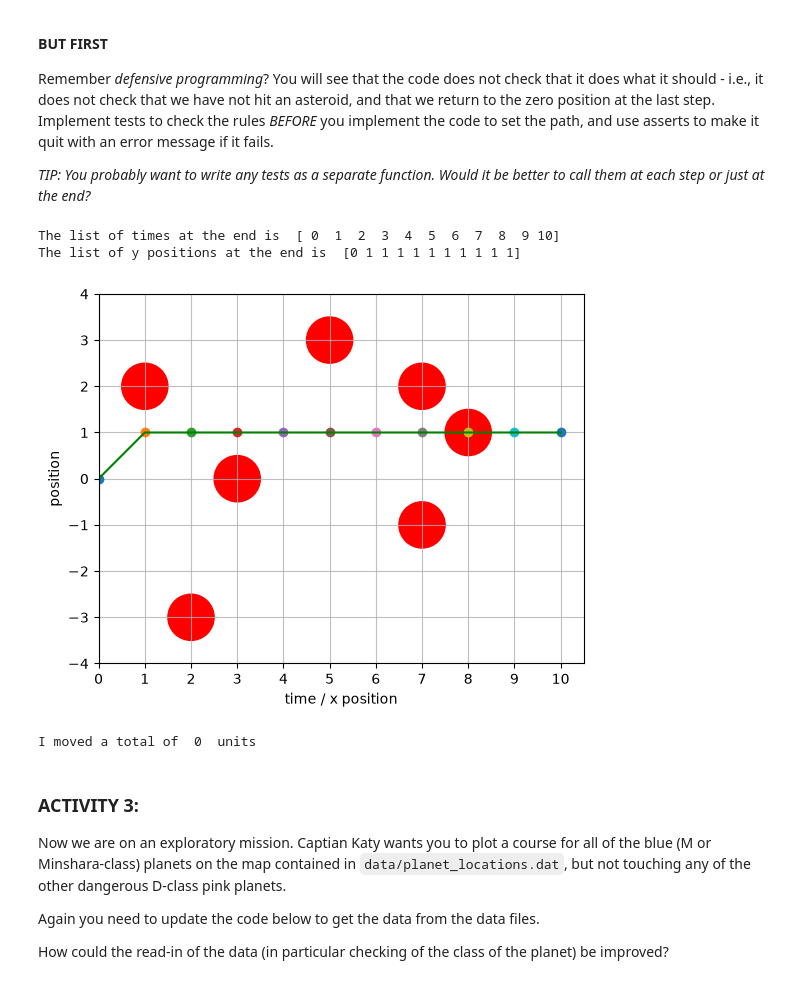
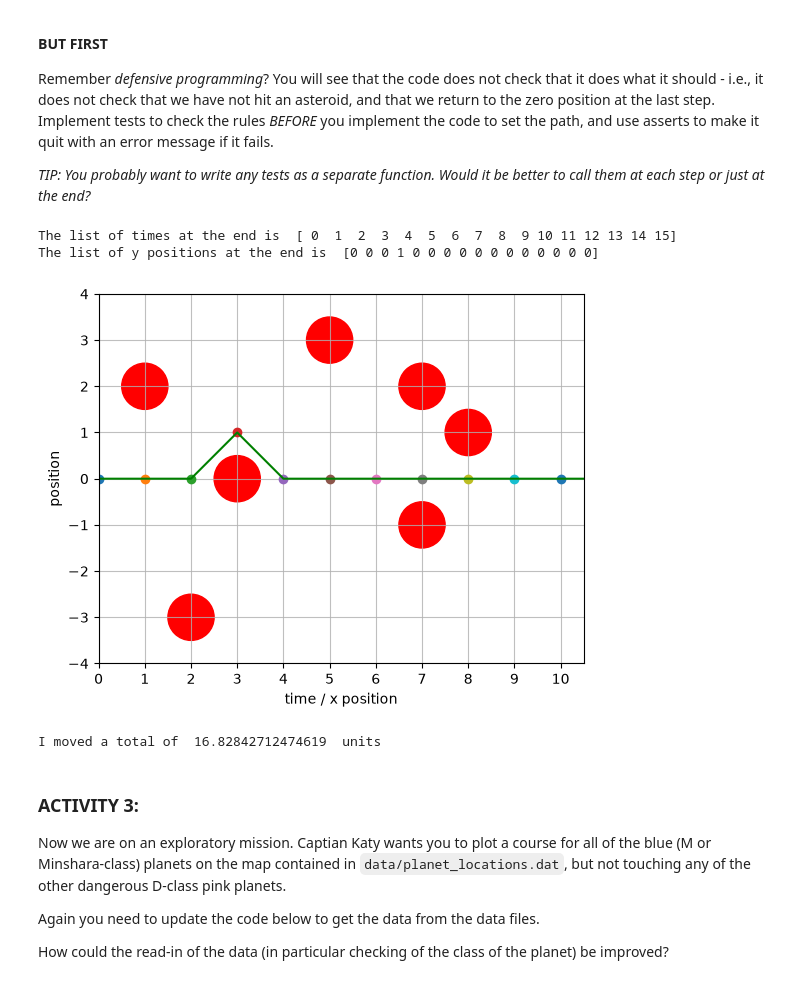
Before and after one commit to AJSUMMERS100/TopicsInSciComp, a Jupyter notebook: Notebooks/Week2_LabExercises.ipynb, the cells around one changed output. Cells and saved outputs as stored; diff of their text form; code cells hidden in the pictures.

```diff
--- a/Notebooks/Week2_LabExercises.ipynb
+++ b/Notebooks/Week2_LabExercises.ipynb
@@ -83,6 +83,7 @@ Remember *defensive programming*? You will see that the code does not check that
 # %%
 # Plot again the asteroid field, so that we can plot the path on top of it
 # plt.ion() # Make the plotting interactive so we can update the path as we fly
+total_distance_moved = 0 # UPDATE ME!
 fig = plt.figure()
 ax1 = plt.gcf().gca() #this stands for get current figure, get current axis
 plot_asteroid_field(ax1)
@@ -98,44 +99,46 @@ for index, time_now in enumerate(list_of_times) :
 
     # alternative option denoted by 'elif' (= else if)
     # ie, if the time is between 1 and 3
-    elif (time_now > 0 and time_now < 2) :
+    elif (time_now == 3):
         step_size = 1
         # moving y position by the step size
-        list_of_y_positions[index] = list_of_y_positions[index - 1] + step_size
+        list_of_y_positions[index] = step_size
+        total_distance_moved += 2*(2**(0.5))
 
     # UPDATE ME!
     # Add more else if options here to cover all the times you need to move the ship
     # (Try to make this as minimal as possible, rather than writing one elif statement
     # per time step)
 
     # finally, give the default option for all other cases using 'else'
     else :
         # nothing happens at other times
         step_size = 0
         # moving y position by the step size
-        list_of_y_positions[index] = list_of_y_positions[index - 1] + step_size
+        list_of_y_positions[index] = 0
+        total_distance_moved += 1
 
     position_now = list_of_y_positions[index]
     plt.plot(time_now, position_now, 'o')
     #plt.pause(0.3) # This pause just slows down the plotting so it looks nicer
 
 print("The list of times at the end is ", list_of_times)
 print("The list of y positions at the end is ", list_of_y_positions)
 
 plt.plot(list_of_times, list_of_y_positions, 'g-')
 plt.show()
 
 # Uncomment to save the figure
 # plt.savefig("flight_path.png")
 
 # Print out some information
-total_distance_moved = 0 # UPDATE ME!
+
 print("I moved a total of ", total_distance_moved, " units")
 # %% [output]
-The list of times at the end is  [ 0  1  2  3  4  5  6  7  8  9 10]
-The list of y positions at the end is  [0 1 1 1 1 1 1 1 1 1 1]
+The list of times at the end is  [ 0  1  2  3  4  5  6  7  8  9 10 11 12 13 14 15]
+The list of y positions at the end is  [0 0 0 1 0 0 0 0 0 0 0 0 0 0 0 0]
-[figure, old version]
+[figure, new version]
-I moved a total of  0  units
+I moved a total of  16.82842712474619  units
 # %% [markdown]
 ### ACTIVITY 3:
 
```
